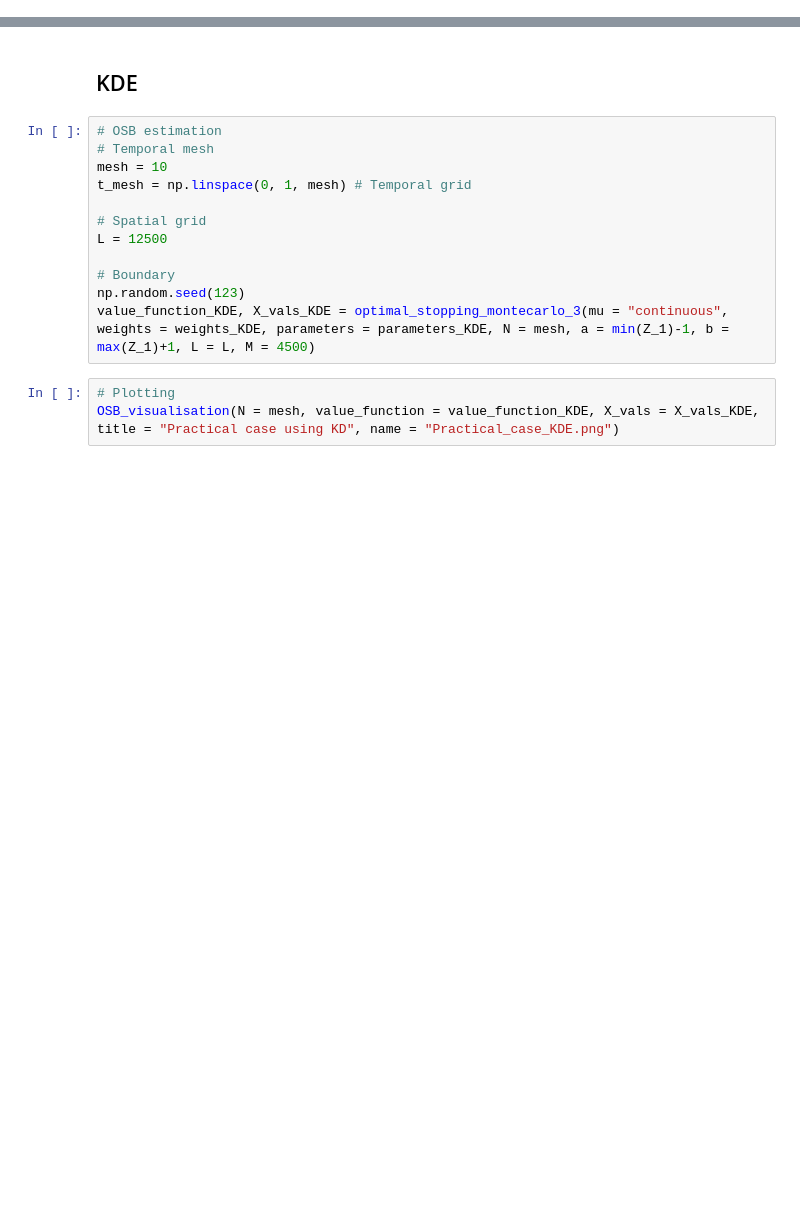
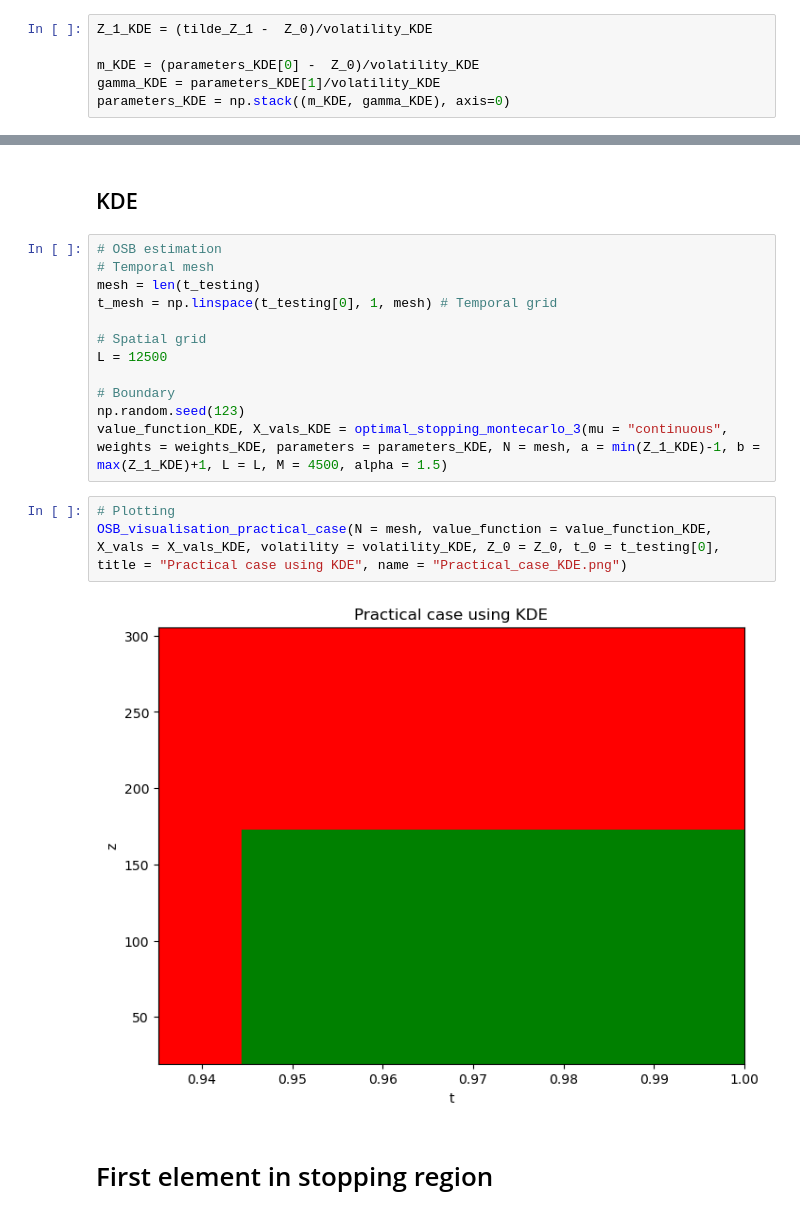
Before and after one commit to ManuelBal2201/Opt-stopp-BB-random-pinning-point, a Jupyter notebook: Practical_case.ipynb, the cells around one changed output, grey strips where cells are left out. Cells and saved outputs as stored; diff of their text form; blank space fills up the shorter version.

```diff
--- a/Practical_case.ipynb
+++ b/Practical_case.ipynb
@@ -127,4 +309,10 @@ print(volatility_KDE)
 # %% [markdown]
 ## KDE
+# %%
+Z_1_KDE = (tilde_Z_1 -  Z_0)/volatility_KDE
+
+m_KDE = (parameters_KDE[0] -  Z_0)/volatility_KDE
+gamma_KDE = parameters_KDE[1]/volatility_KDE
+parameters_KDE = np.stack((m_KDE, gamma_KDE), axis=0)
 # %% [markdown]
 # Boundary obtention
@@ -150,15 +344,19 @@ OSB_visualisation(N = mesh, value_function = value_function_EM, X_vals = X_vals_
 # %%
 # OSB estimation
 # Temporal mesh
-mesh = 10
-t_mesh = np.linspace(0, 1, mesh) # Temporal grid
+mesh = len(t_testing)
+t_mesh = np.linspace(t_testing[0], 1, mesh) # Temporal grid
 
 # Spatial grid
 L = 12500
 
 # Boundary
 np.random.seed(123)
-value_function_KDE, X_vals_KDE = optimal_stopping_montecarlo_3(mu = "continuous", weights = weights_KDE, parameters = parameters_KDE, N = mesh, a = min(Z_1)-1, b = max(Z_1)+1, L = L, M = 4500)
+value_function_KDE, X_vals_KDE = optimal_stopping_montecarlo_3(mu = "continuous", weights = weights_KDE, parameters = parameters_KDE, N = mesh, a = min(Z_1_KDE)-1, b = max(Z_1_KDE)+1, L = L, M = 4500, alpha = 1.5)
-# %%
-# Plotting
-OSB_visualisation(N = mesh, value_function = value_function_KDE, X_vals = X_vals_KDE, title = "Practical case using KD", name = "Practical_case_KDE.png")
+# %%
+# Plotting
+OSB_visualisation_practical_case(N = mesh, value_function = value_function_KDE, X_vals = X_vals_KDE, volatility = volatility_KDE, Z_0 = Z_0, t_0 = t_testing[0], title = "Practical case using KDE", name = "Practical_case_KDE.png")
+# %% [output]
+[figure, added]
+# %% [markdown]
+# First element in stopping region
```
Also changed, not shown: parts of 35 cells of this notebook, 10 other files.
